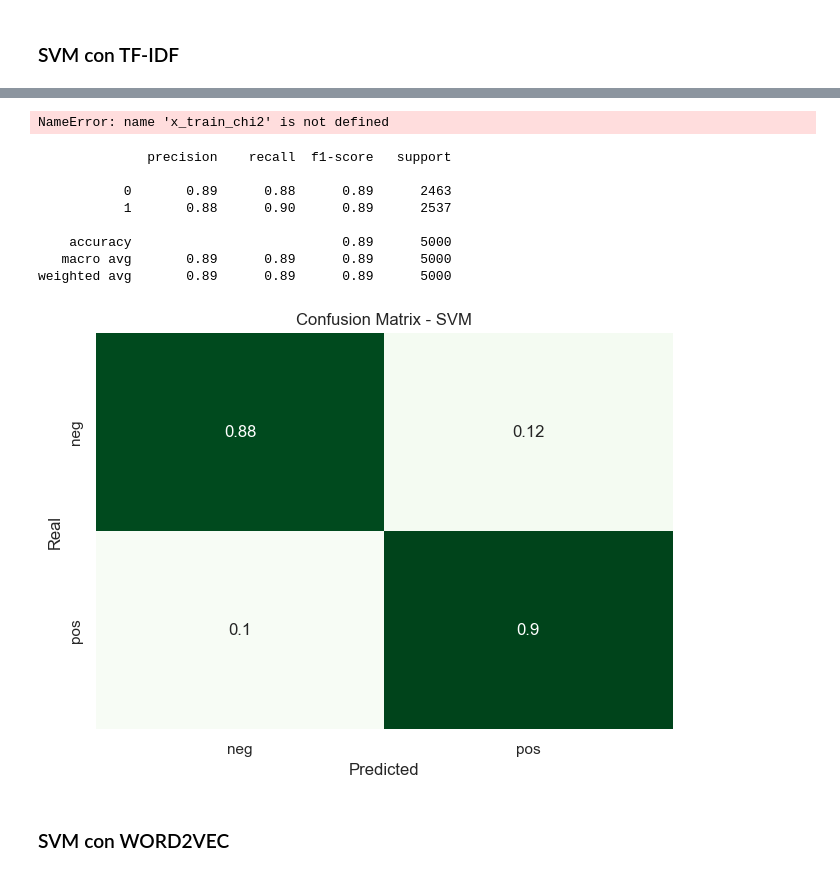
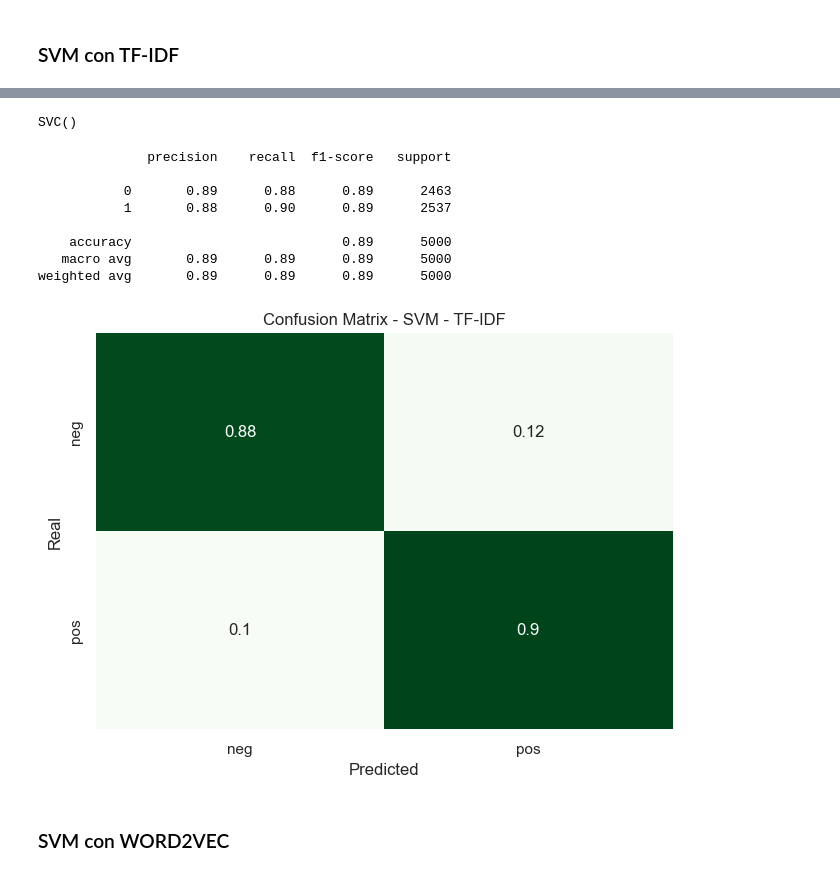
Before and after one commit to Adrian-Cespedes/Proy4-ML, a Jupyter notebook: mainCNN.ipynb, the cells around one changed output, grey strips where cells are left out. Saved outputs shown, nothing was run; the diff lists cells and outputs as text; code cells hidden in the pictures.

```diff
--- a/mainCNN.ipynb
+++ b/mainCNN.ipynb
@@ -248,7 +252,7 @@ df_train_tf = pd.read_pickle('df_train_processed.pkl')
 df_submit_tf = pd.read_pickle('df_test_processed.pkl')
 # %%
 from sklearn.model_selection import train_test_split
-df_train_tf, df_test_tf = train_test_split(df_train, test_size=TEST_SIZE, random_state=P_SEED)
+df_train_tf, df_test_tf = train_test_split(df_train_tf, test_size=TEST_SIZE, random_state=P_SEED)
 # %%
 # use tf-idf to vectorize the text
 from sklearn.feature_extraction.text import TfidfVectorizer
@@ -581,9 +619,7 @@ def train(model, loss_f, optimizer, epochs, train_loader,name):
 # %%
-# fast test with training with svm
 from sklearn.svm import SVC
-from sklearn.metrics import classification_report
 clfSVM = SVC()
 
 clfSVM.fit(x_train_chi2, y_train_tf)
 # %% [output]
-NameError: name 'x_train_chi2' is not defined
+SVC()
@@ -592,16 +626,19 @@ y_pred_svc = clfSVM.predict(x_test_chi2)
 # %%
 #testear
+from sklearn.metrics import classification_report
+
+y_pred_svc = clfSVM.predict(x_test_chi2)
 print(classification_report(y_test_tf, y_pred_svc))
-matriz_confusion(y_test_tf, y_pred_svc, "SVM")
+matriz_confusion(y_test_tf, y_pred_svc, "SVM - TF-IDF")
 # %% [output]
               precision    recall  f1-score   support
 
            0       0.89      0.88      0.89      2463
            1       0.88      0.90      0.89      2537
 
     accuracy                           0.89      5000
    macro avg       0.89      0.89      0.89      5000
 weighted avg       0.89      0.89      0.89      5000
-[figure, old version]
+[figure, new version]
 # %% [markdown]
 ### SVM con WORD2VEC
```
Also changed, not shown: parts of 58 cells of this notebook.
